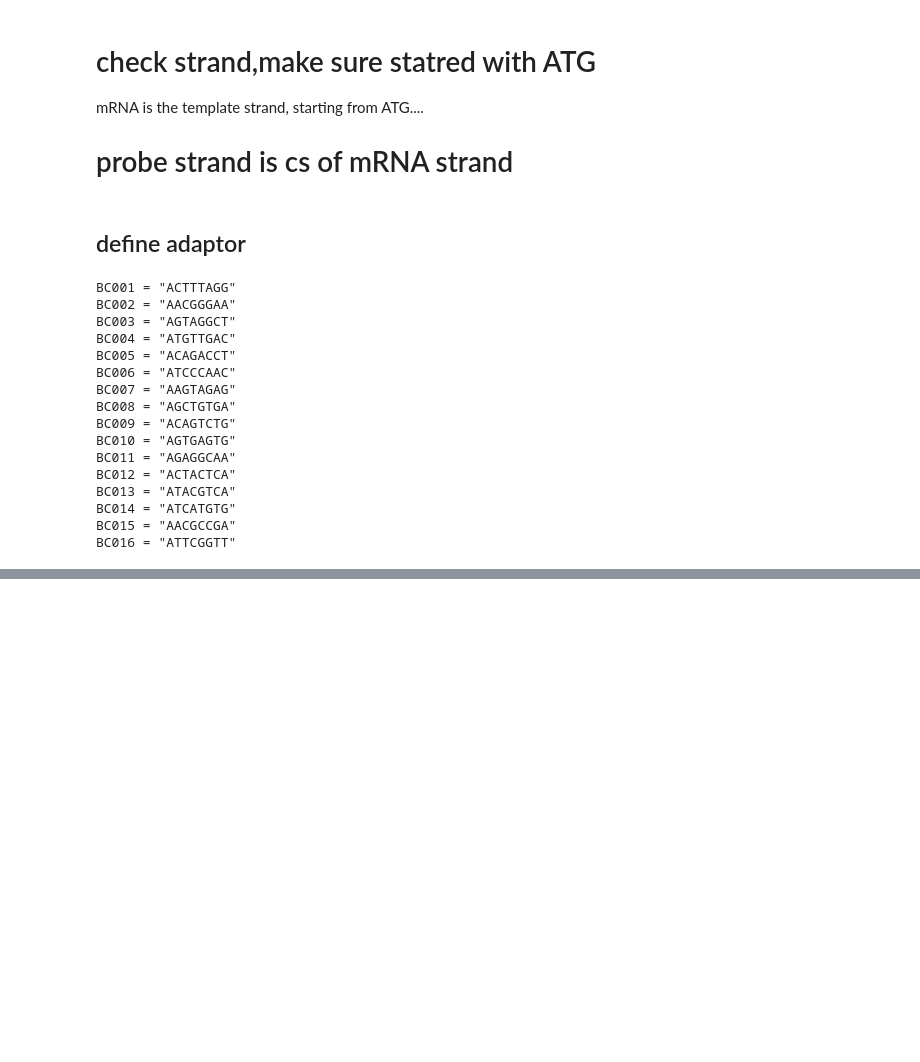
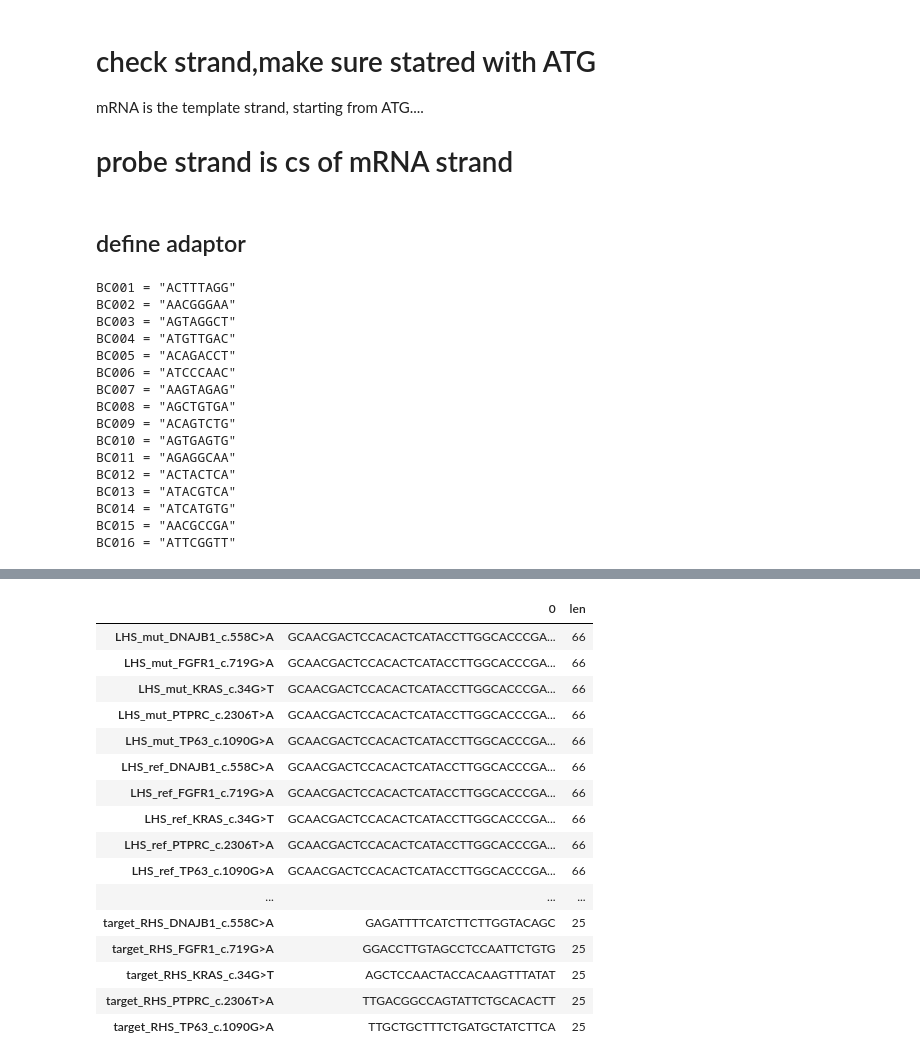
Before and after one commit to SunmoonTao/yo, a Jupyter notebook: flex/flex.ipynb, the cells around one changed output, grey strips where cells are left out. Saved outputs shown, nothing was run; the diff lists cells and outputs as text; code cells hidden in the pictures; blank space fills up the shorter version.

```diff
--- a/flex/flex.ipynb
+++ b/flex/flex.ipynb
@@ -214,0 +479,8 @@ TCTAGCCTTCTCGTGTGC
+# %%
+output=dict()
+for gene, info in targets.items():
+    CDS=info['CDS']
+    mutation_list=info['mutation_list']
+    for mut in mutation_list:
+        output[gene+"_"+mut]=flex_padlock(CDS, mut)
+df=pd.DataFrame.from_dict(output,orient='index')
@@ -214,0 +489,30 @@ TCTAGCCTTCTCGTGTGC
+# %%
+to_order={}
+for k, i in output.items():
+    for kk,ii in i.items():
+        to_order[kk+'_'+k]=ii
+ddf=pd.DataFrame.from_dict(to_order,orient="index")
+# %%
+ddf['len']=ddf[0].apply(len)
+# %%
+ddf.sort_index(inplace=True)
+# %%
+ddf
+# %% [output]
+|  | 0 | len |
+| LHS_mut_DNAJB1_c.558C>A | GCAACGACTCCACACTCATACCTTGGCACCCGA... | 66 |
+| LHS_mut_FGFR1_c.719G>A | GCAACGACTCCACACTCATACCTTGGCACCCGA... | 66 |
+| LHS_mut_KRAS_c.34G>T | GCAACGACTCCACACTCATACCTTGGCACCCGA... | 66 |
+| LHS_mut_PTPRC_c.2306T>A | GCAACGACTCCACACTCATACCTTGGCACCCGA... | 66 |
+| LHS_mut_TP63_c.1090G>A | GCAACGACTCCACACTCATACCTTGGCACCCGA... | 66 |
+| LHS_ref_DNAJB1_c.558C>A | GCAACGACTCCACACTCATACCTTGGCACCCGA... | 66 |
+| LHS_ref_FGFR1_c.719G>A | GCAACGACTCCACACTCATACCTTGGCACCCGA... | 66 |
+| LHS_ref_KRAS_c.34G>T | GCAACGACTCCACACTCATACCTTGGCACCCGA... | 66 |
+| LHS_ref_PTPRC_c.2306T>A | GCAACGACTCCACACTCATACCTTGGCACCCGA... | 66 |
+| LHS_ref_TP63_c.1090G>A | GCAACGACTCCACACTCATACCTTGGCACCCGA... | 66 |
+| ... | ... | ... |
+| target_RHS_DNAJB1_c.558C>A | GAGATTTTCATCTTCTTGGTACAGC | 25 |
+| target_RHS_FGFR1_c.719G>A | GGACCTTGTAGCCTCCAATTCTGTG | 25 |
+| target_RHS_KRAS_c.34G>T | AGCTCCAACTACCACAAGTTTATAT | 25 |
+| target_RHS_PTPRC_c.2306T>A | TTGACGGCCAGTATTCTGCACACTT | 25 |
+| target_RHS_TP63_c.1090G>A | TTGCTGCTTTCTGATGCTATCTTCA | 25 |
```
Also changed, not shown: parts of 40 cells of this notebook, 23 other files.
